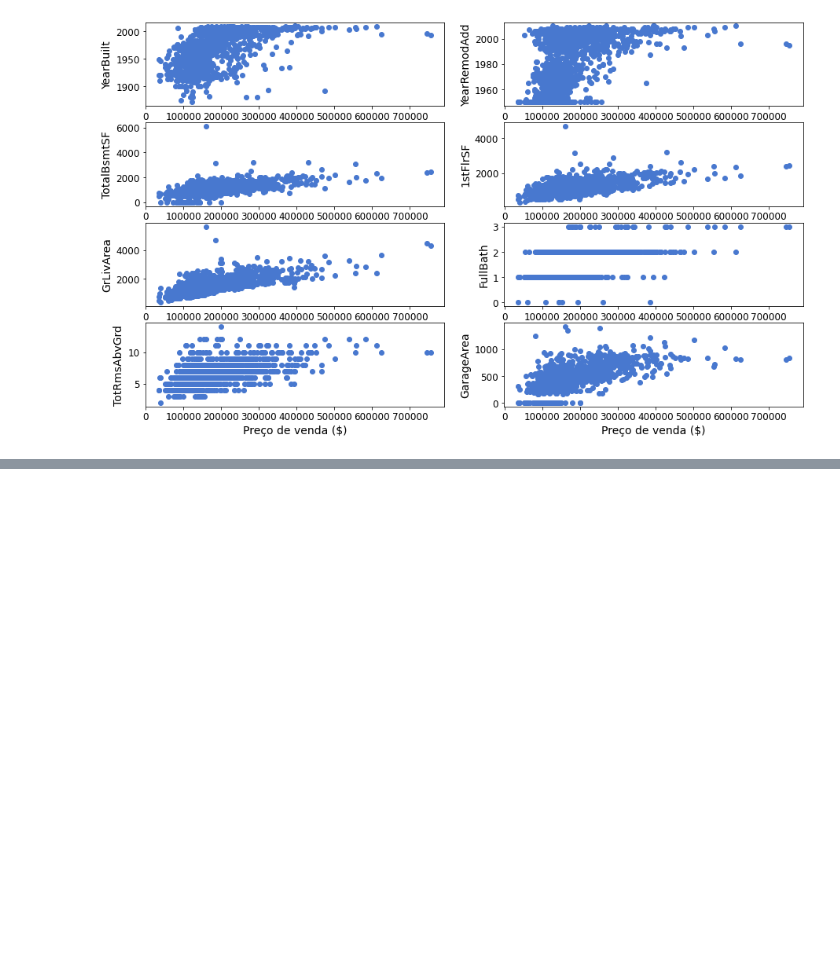
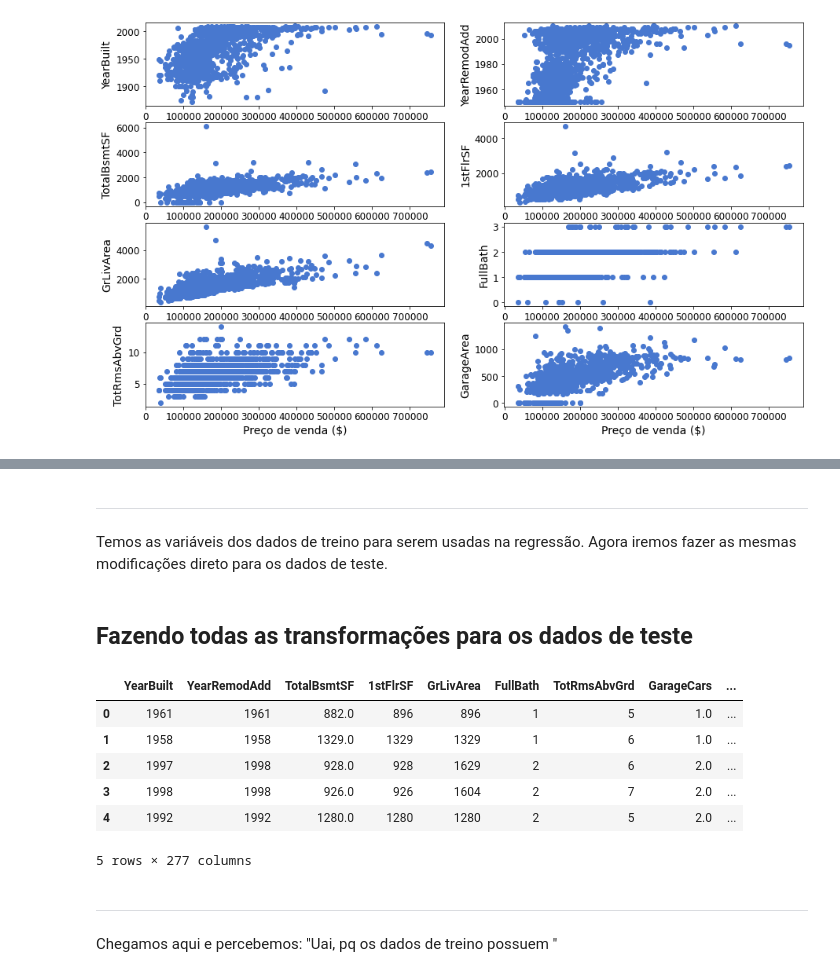
Before and after one commit to barbosarafael/Projetos, a Jupyter notebook: House Prices - Advanced Regression Techniques/notebook_house_prices.ipynb, the cells around one changed output, grey strips where cells are left out. Drawn from its saved outputs; the diff is of its cells as text; code cells hidden in the pictures; blank space fills up the shorter version.

```diff
--- a/House Prices - Advanced Regression Techniques/notebook_house_prices.ipynb
+++ b/House Prices - Advanced Regression Techniques/notebook_house_prices.ipynb
@@ -601,3 +736,35 @@ Podemos notar que as variáveis **GrLivArea, 1stFlrSF e TotalBsmtSF** possuem um
+# %% [markdown]
+---
+
+Temos as variáveis dos dados de treino para serem usadas na regressão. Agora iremos fazer as mesmas modificações direto para os dados de teste.
+# %% [markdown]
+## Fazendo todas as transformações para os dados de teste
+# %%
+novo_banco_teste = teste[["YearBuilt", "YearRemodAdd", "TotalBsmtSF", "1stFlrSF", "GrLivArea", "FullBath", "TotRmsAbvGrd", "GarageCars"]]
+
+teste["MSSubClass"] = teste["MSSubClass"].astype(str)
+teste["OverallQual"] = teste["OverallQual"].astype(str)
+teste["OverallCond"] = teste["OverallCond"].astype(str)
+
+var_qual_teste = teste.select_dtypes("object")
+
+var_qual_teste = pd.get_dummies(var_qual_teste)
+
+teste1 = pd.concat([novo_banco_teste, var_qual_teste], axis = 1)
+
+teste1.head()
+# %% [output]
+|  | YearBuilt | YearRemodAdd | TotalBsmtSF | 1stFlrSF | GrLivArea | FullBath | TotRmsAbvGrd | GarageCars | ... |
+| 0 | 1961 | 1961 | 882.0 | 896 | 896 | 1 | 5 | 1.0 | ... |
+| 1 | 1958 | 1958 | 1329.0 | 1329 | 1329 | 1 | 6 | 1.0 | ... |
+| 2 | 1997 | 1998 | 928.0 | 928 | 1629 | 2 | 6 | 2.0 | ... |
+| 3 | 1998 | 1998 | 926.0 | 926 | 1604 | 2 | 7 | 2.0 | ... |
+| 4 | 1992 | 1992 | 1280.0 | 1280 | 1280 | 2 | 5 | 2.0 | ... |
+5 rows × 277 columns
+# %% [markdown]
+---
+
+Chegamos aqui e percebemos: "Uai, pq os dados de treino possuem "
 # %% [markdown]
 # Regressão Linear Múltipla
 
```
Also changed, not shown: parts of 19 cells of this notebook.
